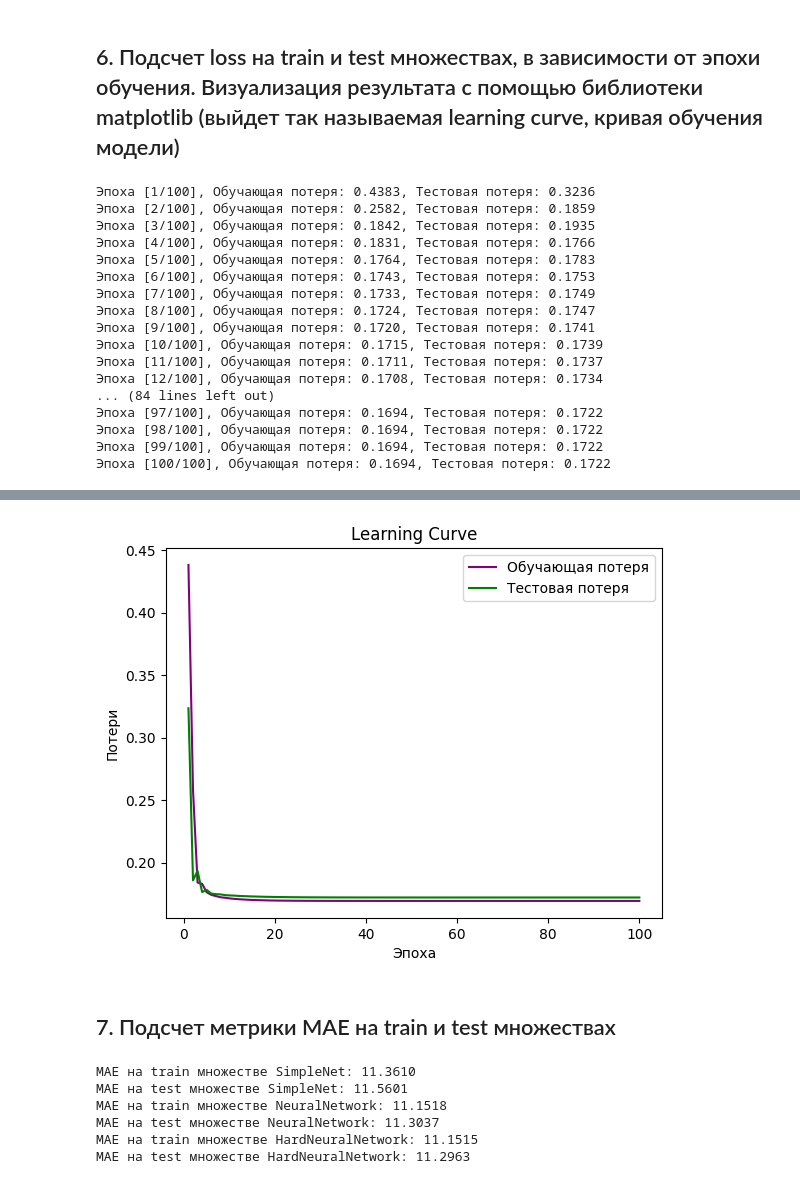
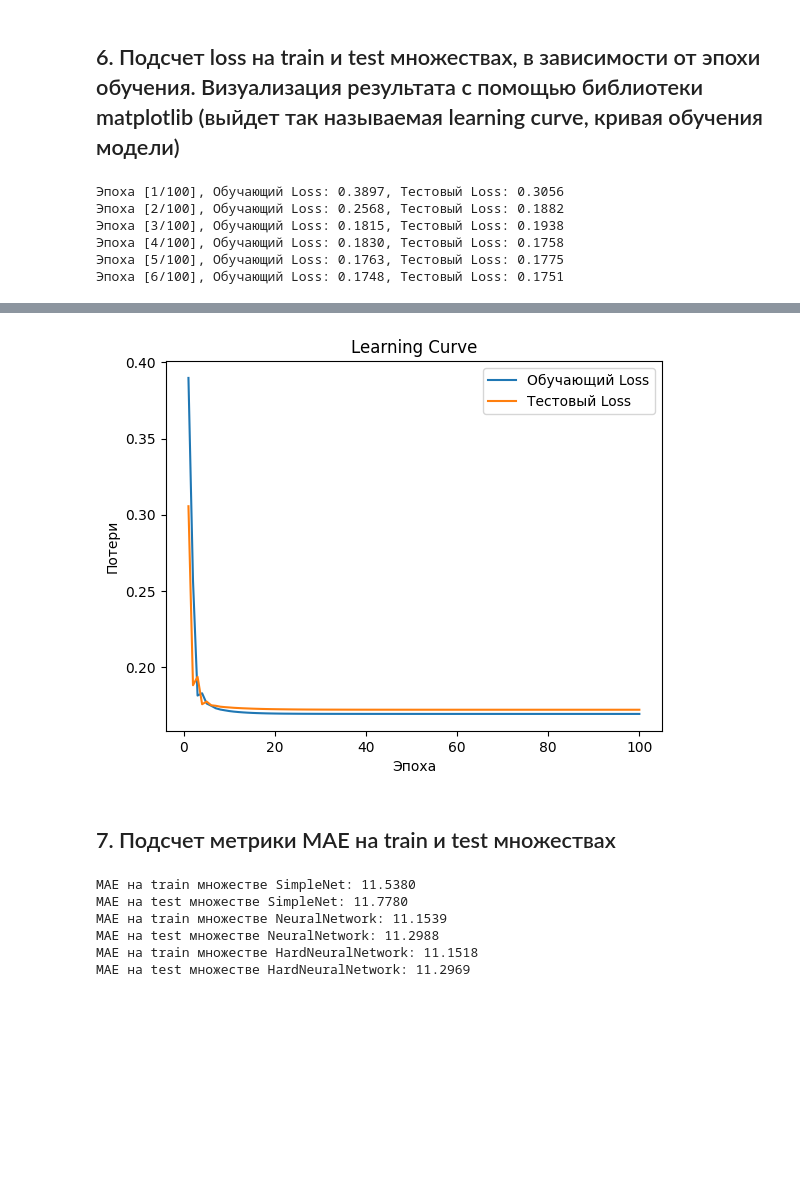
Before and after one commit to 4l3x4ndr10/neural_network_labs, a Jupyter notebook: LAb4.ipynb, the cells around one changed output, grey strips where cells are left out. Saved outputs shown, nothing was run; the diff lists cells and outputs as text; code cells hidden in the pictures; blank space fills up the shorter version.

```diff
--- a/LAb4.ipynb
+++ b/LAb4.ipynb
@@ -514,11 +514,11 @@ def train_model(model, criterion, optimizer, train_dataloader, test_dataloader,
         test_losses.append(test_loss)
 
         # Выводим результаты обучения на каждой эпохе
-        print(f'Эпоха [{epoch+1}/{num_epochs}], Обучающая потеря: {train_loss:.4f}, Тестовая потеря: {test_loss:.4f}')
+        print(f'Эпоха [{epoch+1}/{num_epochs}], Обучающий Loss: {train_loss:.4f}, Тестовый Loss: {test_loss:.4f}')
 
     # Визуализация learning curve
-    plt.plot(range(1, num_epochs+1), train_losses, label='Обучающая потеря', color='purple')
-    plt.plot(range(1, num_epochs+1), test_losses, label='Тестовая потеря', color='green')
+    plt.plot(range(1, num_epochs+1), train_losses, label='Обучающий Loss')
+    plt.plot(range(1, num_epochs+1), test_losses, label='Тестовый Loss')
     plt.xlabel('Эпоха')
     plt.ylabel('Потери')
     plt.title('Learning Curve')
@@ -544,20 +544,9 @@ criterion = nn.MSELoss()
 num_epochs = 100
 train_model(model, criterion, optimizer, train_dataloader, test_dataloader, num_epochs)
 # %% [output]
-Эпоха [1/100], Обучающая потеря: 0.4383, Тестовая потеря: 0.3236
-Эпоха [2/100], Обучающая потеря: 0.2582, Тестовая потеря: 0.1859
-Эпоха [3/100], Обучающая потеря: 0.1842, Тестовая потеря: 0.1935
-Эпоха [4/100], Обучающая потеря: 0.1831, Тестовая потеря: 0.1766
-Эпоха [5/100], Обучающая потеря: 0.1764, Тестовая потеря: 0.1783
-Эпоха [6/100], Обучающая потеря: 0.1743, Тестовая потеря: 0.1753
-Эпоха [7/100], Обучающая потеря: 0.1733, Тестовая потеря: 0.1749
-Эпоха [8/100], Обучающая потеря: 0.1724, Тестовая потеря: 0.1747
-Эпоха [9/100], Обучающая потеря: 0.1720, Тестовая потеря: 0.1741
-Эпоха [10/100], Обучающая потеря: 0.1715, Тестовая потеря: 0.1739
-Эпоха [11/100], Обучающая потеря: 0.1711, Тестовая потеря: 0.1737
-Эпоха [12/100], Обучающая потеря: 0.1708, Тестовая потеря: 0.1734
-... (84 lines left out)
-Эпоха [97/100], Обучающая потеря: 0.1694, Тестовая потеря: 0.1722
-Эпоха [98/100], Обучающая потеря: 0.1694, Тестовая потеря: 0.1722
-Эпоха [99/100], Обучающая потеря: 0.1694, Тестовая потеря: 0.1722
-Эпоха [100/100], Обучающая потеря: 0.1694, Тестовая потеря: 0.1722
+Эпоха [1/100], Обучающий Loss: 0.3897, Тестовый Loss: 0.3056
+Эпоха [2/100], Обучающий Loss: 0.2568, Тестовый Loss: 0.1882
+Эпоха [3/100], Обучающий Loss: 0.1815, Тестовый Loss: 0.1938
+Эпоха [4/100], Обучающий Loss: 0.1830, Тестовый Loss: 0.1758
+Эпоха [5/100], Обучающий Loss: 0.1763, Тестовый Loss: 0.1775
+Эпоха [6/100], Обучающий Loss: 0.1748, Тестовый Loss: 0.1751
@@ -564,4 +570,4 @@ train_model(model, criterion, optimizer, train_dataloader, test_dataloader, num_
-[figure, old version]
+[figure, new version]
 # %% [markdown]
 ## 7. Подсчет метрики MAE на train и test множествах
 # %%
@@ -595,11 +601,11 @@ test_mae_HardNeuralNetwork = calculate_mae(model_HardNeuralNetwork, test_dataloa
 print(f'MAE на train множестве HardNeuralNetwork: {train_mae_HardNeuralNetwork:.4f}')
 print(f'MAE на test множестве HardNeuralNetwork: {test_mae_HardNeuralNetwork:.4f}')
 # %% [output]
-MAE на train множестве SimpleNet: 11.3610
-MAE на test множестве SimpleNet: 11.5601
-MAE на train множестве NeuralNetwork: 11.1518
-MAE на test множестве NeuralNetwork: 11.3037
-MAE на train множестве HardNeuralNetwork: 11.1515
-MAE на test множестве HardNeuralNetwork: 11.2963
+MAE на train множестве SimpleNet: 11.5380
+MAE на test множестве SimpleNet: 11.7780
+MAE на train множестве NeuralNetwork: 11.1539
+MAE на test множестве NeuralNetwork: 11.2988
+MAE на train множестве HardNeuralNetwork: 11.1518
+MAE на test множестве HardNeuralNetwork: 11.2969
 # %% [markdown]
 ### 8. Сравнение метрики относительно train/test, так и относительно разных моделей
```
Also changed, not shown: parts of 5 cells of this notebook.
